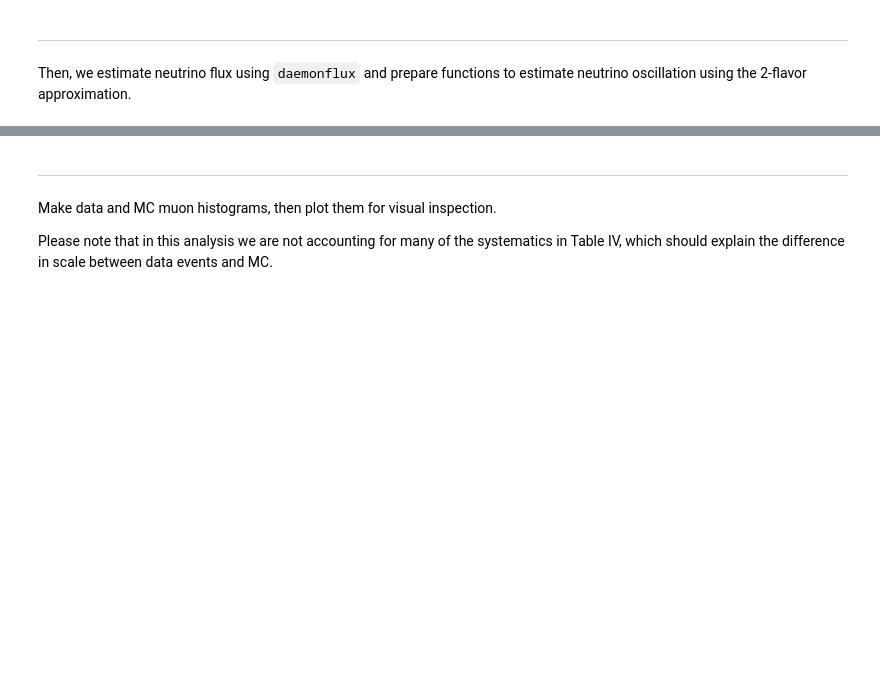
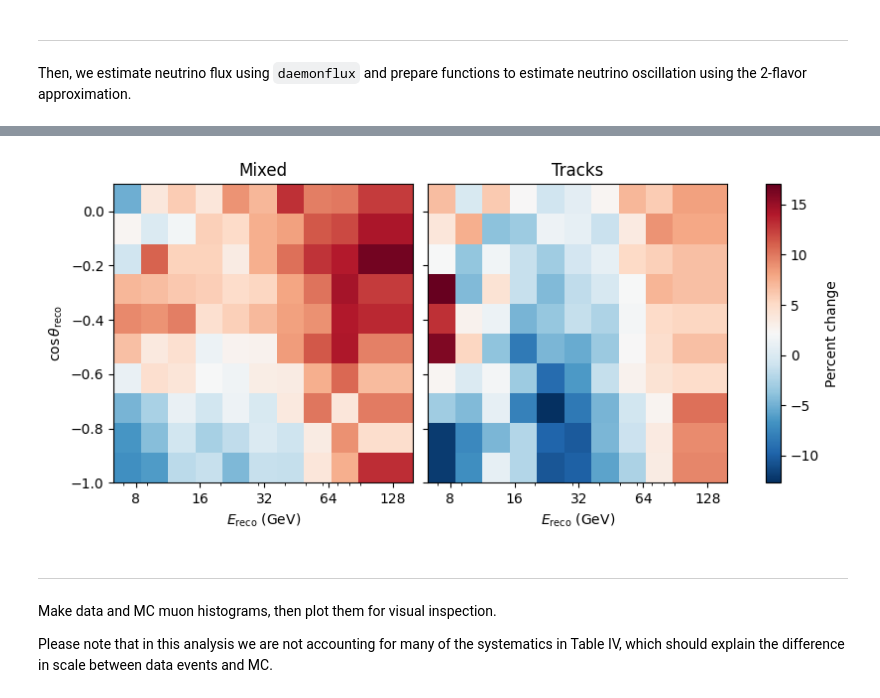
Before and after one commit to bleaktwig/icdr_example, a Jupyter notebook: example.ipynb, the cells around one changed output, grey strips where cells are left out. Cells and saved outputs as stored; diff of their text form; code cells hidden in the pictures; blank space fills up the shorter version.

```diff
--- a/example.ipynb
+++ b/example.ipynb
@@ -209,0 +188,22 @@ mcnu = ultrasurfaces_reweight(mcnu, fit = BESTFIT_SYSTEMATICS)
+# %%
+# Setup hypersurfaces parameters.
+NOMINAL_SYSTEMATICS = { # From readme.
+    "dom_eff"          :  1.00,
+    "hole_ice_p0"      :  0.10,
+    "hole_ice_p1"      : -0.05,
+    "bulk_ice_abs"     :  1.00,
+    "bulk_ice_scatter" :  1.00,
+}
+
+def get_corr_factors(hs: pd.DataFrame, fit: dict[str, float]) -> pd.Series:
+    """
+    Computes the hypersurfaces correction factors for a given fit.
+
+    Args:
+        hs      : pandas dataframe with the binned hypersurfaces gradients.
+        fit     : detector systematics to be tested.
+        returns : array hypersurfaces correction for each bin.
+    """
+    # Compute difference between fit and nominal.
+    diff = {k: v - NOMINAL_SYSTEMATICS[k] for k, v in fit.items()}
+    return hs["intercept"] + sum([hs[k] * v for k, v in diff.items()])
@@ -265,3 +325,25 @@ Total weight
+# %%
+BESTFIT_SYSTEMATICS = { # From Table IV in https://arxiv.org/abs/2304.12236.
+    "dom_eff"          :  1.06,
+    "hole_ice_p0"      : -0.27,
+    "hole_ice_p1"      : -0.04,
+    "bulk_ice_abs"     :  0.97,
+    "bulk_ice_scatter" :  0.99,
+}
+
+# Prepare some test parameters for the oscillated flux.
+TEST_AMP  = 1.
+TEST_DM31 = 2.2e-3
+mcnu["osc_flux"] = osc_flux(mcnu, TEST_AMP, TEST_DM31)
+
+# Make MC neutrino histograms.
+hist_nom = make_mcnu_hist(mcnu, dhs, TEST_DM31, NOMINAL_SYSTEMATICS)
+hist_bf  = make_mcnu_hist(mcnu, dhs, TEST_DM31, BESTFIT_SYSTEMATICS)
+
+# Plot.
+plot_hist(100 * (hist_bf - hist_nom) / hist_nom, cmap="RdBu_r")
+# %% [output]
+[figure, added]
 # %% [markdown]
 ---
 Make data and MC muon histograms, then plot them for visual inspection.
```
Also changed, not shown: parts of 20 cells of this notebook.
